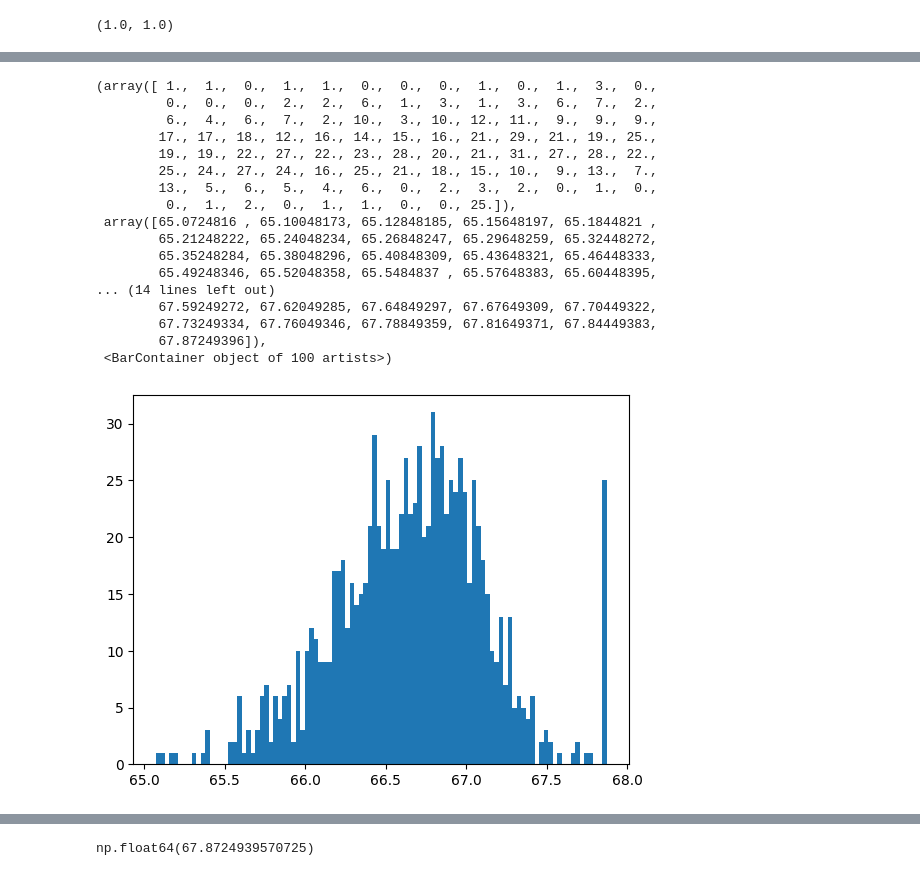
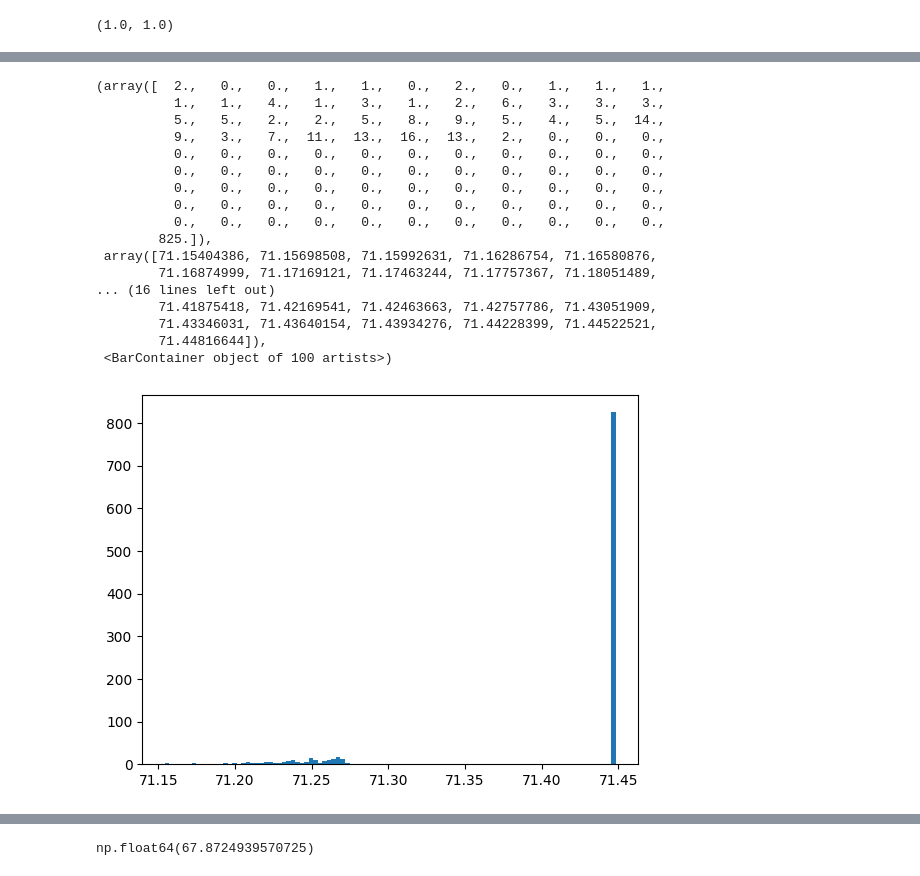
Before and after one commit to soedinglab/phylo_score, a Jupyter notebook: benchmark/plot.ipynb, the cells around one changed output, grey strips where cells are left out. Saved outputs shown, nothing was run; the diff lists cells and outputs as text; code cells hidden in the pictures.

```diff
--- a/benchmark/plot.ipynb
+++ b/benchmark/plot.ipynb
@@ -19,14 +19,12 @@ def extract_hyperparameters(dict):
 def best_hyper(dict, train_set):
     best_score = -1
     best_hyperparameters = None
-    for key in dict.keys():
+    for hyper in extract_hyperparameters(dict):
         score = 0
         for dataset in train_set:
-            if key[0] != dataset:
-                continue
-            score += dict[key][1]
+            score += dict[(dataset, *hyper)][1]
 
         if score > best_score:
             best_score = score
-            best_hyperparameters = key[1:]
+            best_hyperparameters = hyper
     return best_hyperparameters
@@ -306,21 +326,21 @@ scatter_compare_with_diagonal(rscape_per_dataset, phylo_score_per_dataset, label
 # %%
-plt.hist(results_rscape, bins=100)
+plt.hist(results_phyloscore, bins=100)
 # %% [output]
-(array([ 1.,  1.,  0.,  1.,  1.,  0.,  0.,  0.,  1.,  0.,  1.,  3.,  0.,
-         0.,  0.,  0.,  2.,  2.,  6.,  1.,  3.,  1.,  3.,  6.,  7.,  2.,
-         6.,  4.,  6.,  7.,  2., 10.,  3., 10., 12., 11.,  9.,  9.,  9.,
-        17., 17., 18., 12., 16., 14., 15., 16., 21., 29., 21., 19., 25.,
-        19., 19., 22., 27., 22., 23., 28., 20., 21., 31., 27., 28., 22.,
-        25., 24., 27., 24., 16., 25., 21., 18., 15., 10.,  9., 13.,  7.,
-        13.,  5.,  6.,  5.,  4.,  6.,  0.,  2.,  3.,  2.,  0.,  1.,  0.,
-         0.,  1.,  2.,  0.,  1.,  1.,  0.,  0., 25.]),
- array([65.0724816 , 65.10048173, 65.12848185, 65.15648197, 65.1844821 ,
-        65.21248222, 65.24048234, 65.26848247, 65.29648259, 65.32448272,
-        65.35248284, 65.38048296, 65.40848309, 65.43648321, 65.46448333,
-        65.49248346, 65.52048358, 65.5484837 , 65.57648383, 65.60448395,
-... (14 lines left out)
-        67.59249272, 67.62049285, 67.64849297, 67.67649309, 67.70449322,
-        67.73249334, 67.76049346, 67.78849359, 67.81649371, 67.84449383,
-        67.87249396]),
+(array([  2.,   0.,   0.,   1.,   1.,   0.,   2.,   0.,   1.,   1.,   1.,
+          1.,   1.,   4.,   1.,   3.,   1.,   2.,   6.,   3.,   3.,   3.,
+          5.,   5.,   2.,   2.,   5.,   8.,   9.,   5.,   4.,   5.,  14.,
+          9.,   3.,   7.,  11.,  13.,  16.,  13.,   2.,   0.,   0.,   0.,
+          0.,   0.,   0.,   0.,   0.,   0.,   0.,   0.,   0.,   0.,   0.,
+          0.,   0.,   0.,   0.,   0.,   0.,   0.,   0.,   0.,   0.,   0.,
+          0.,   0.,   0.,   0.,   0.,   0.,   0.,   0.,   0.,   0.,   0.,
+          0.,   0.,   0.,   0.,   0.,   0.,   0.,   0.,   0.,   0.,   0.,
+          0.,   0.,   0.,   0.,   0.,   0.,   0.,   0.,   0.,   0.,   0.,
+        825.]),
+ array([71.15404386, 71.15698508, 71.15992631, 71.16286754, 71.16580876,
+        71.16874999, 71.17169121, 71.17463244, 71.17757367, 71.18051489,
+... (16 lines left out)
+        71.41875418, 71.42169541, 71.42463663, 71.42757786, 71.43051909,
+        71.43346031, 71.43640154, 71.43934276, 71.44228399, 71.44522521,
+        71.44816644]),
  <BarContainer object of 100 artists>)
-[figure, old version]
+[figure, new version]
```
Also changed, not shown: parts of 10 cells of this notebook, 3 other files.
